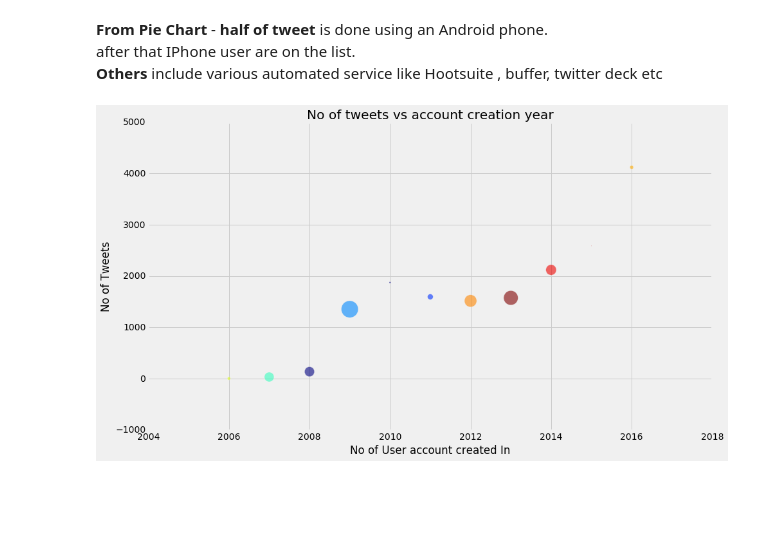
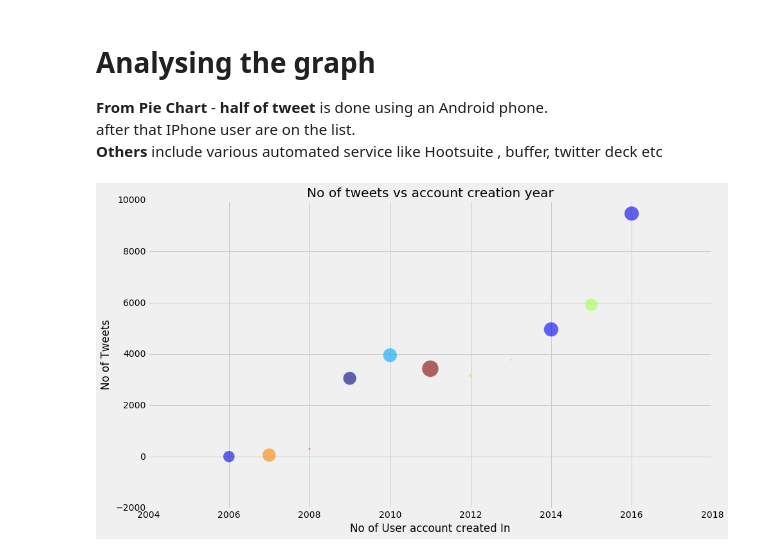
Before and after one commit to Mag-neto/India_on_map, a Jupyter notebook: oct2_twitter.ipynb, the cells around one changed output. Drawn from its saved outputs; the diff is of its cells as text; code cells hidden in the pictures; blank space fills up the shorter version.

```diff
--- a/oct2_twitter.ipynb
+++ b/oct2_twitter.ipynb
@@ -19,9 +29,10 @@ plt.rcParams['figure.figsize'] = (14.0, 8.0)
 # %%
 #getting data
-with open(r'D:\Devotion of time\Data\oct2.json','r') as f:
+with open(r'D:\Devotion of time\Data\GandhiJayanti\data.json','r') as f:
     tweet_data = []
     for line in f:
         if line.strip() != '':
+        #using try except block for handling bad formatted data
             try:
                 tweet_data.append(json.loads(line))
             except ValueError:
@@ -43,7 +57,7 @@ account_created=[]
 timestamp=[]
 for tweet in tweet_data:
     try:
-        tweet_text.append(tweet['text'])
+        tweet_text.append(tweet['text'].encode('utf-8'))
     except KeyError:
         pass
     try:
@@ -252,9 +339,11 @@ client_var(tweet_source)
 # %% [markdown]
+# Analysing the graph
+
 <b> From Pie Chart</b> -  <b>half of tweet </b> is done using an Android phone.<br>
 after that IPhone user are on the list.<br>
 <b>Others </b> include various automated service like Hootsuite , buffer, twitter deck etc
 # %%
-user_account_creation(account_creation_year)
+user_account_creation(account_created)
 # %% [output]
-[figure, old version]
+[figure, new version]
 # %% [markdown]
```
Also changed, not shown: parts of 22 cells of this notebook.
